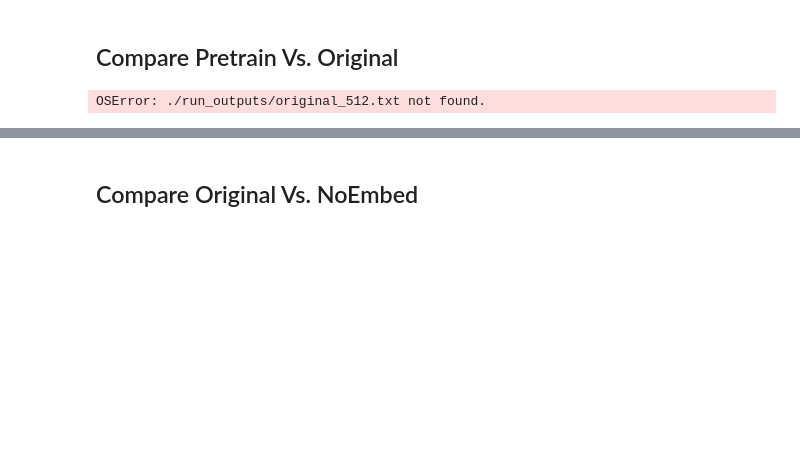
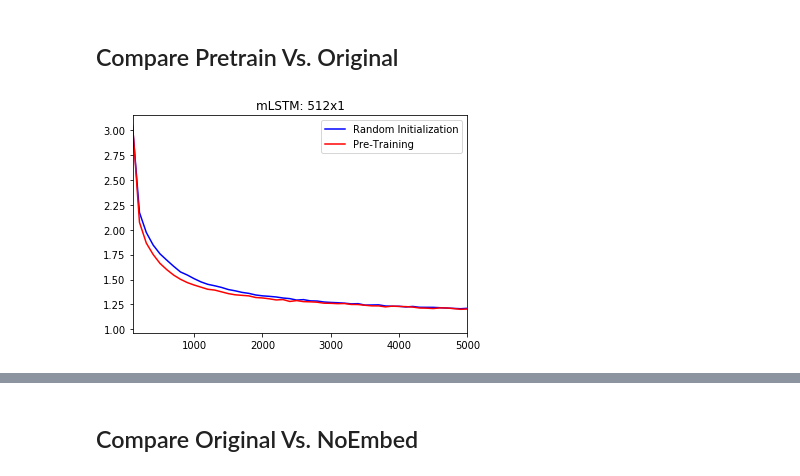
Before and after one commit to mkachuee/sentiment-discovery, a Jupyter notebook: Results.ipynb, the cells around one changed output, grey strips where cells are left out. Drawn from its saved outputs; the diff is of its cells as text; code cells hidden in the pictures; blank space fills up the shorter version.

```diff
--- a/Results.ipynb
+++ b/Results.ipynb
@@ -9,17 +9,20 @@ plt.style.use('seaborn-colorblind')
 # %% [markdown]
 ## Compare Pretrain Vs. Original
 # %%
-org = np.loadtxt('./run_outputs/original_512.txt', delimiter=',')
-pre = np.loadtxt('./run_outputs/pretrain_512.txt', delimiter=',')
+org = np.loadtxt('./run_outputs/original_512x1.txt', delimiter=',')
+pre = np.loadtxt('./run_outputs/pretrain_512x1.txt', delimiter=',')
 
 org[:,2][org[:,2] < 0.9] = np.nan
 pre[:,2][pre[:,2] < 0.9] = np.nan
 
 plt.figure()
 plt.plot(org[:,1], org[:,2], 'b')
 plt.plot(pre[:,1], pre[:,2], 'r')
 plt.legend(['Random Initialization', 'Pre-Training'])
+plt.title('mLSTM: 512x1')
 plt.gca().set_xlim(left=100)
+plt.gca().set_xlim(right=5000)
+plt.savefig('./run_outputs/pretrain_512x1.png')
 # %% [output]
-OSError: ./run_outputs/original_512.txt not found.
+[figure, added]
 # %%
```
Also changed, not shown: parts of 7 cells of this notebook, 3 other files.
